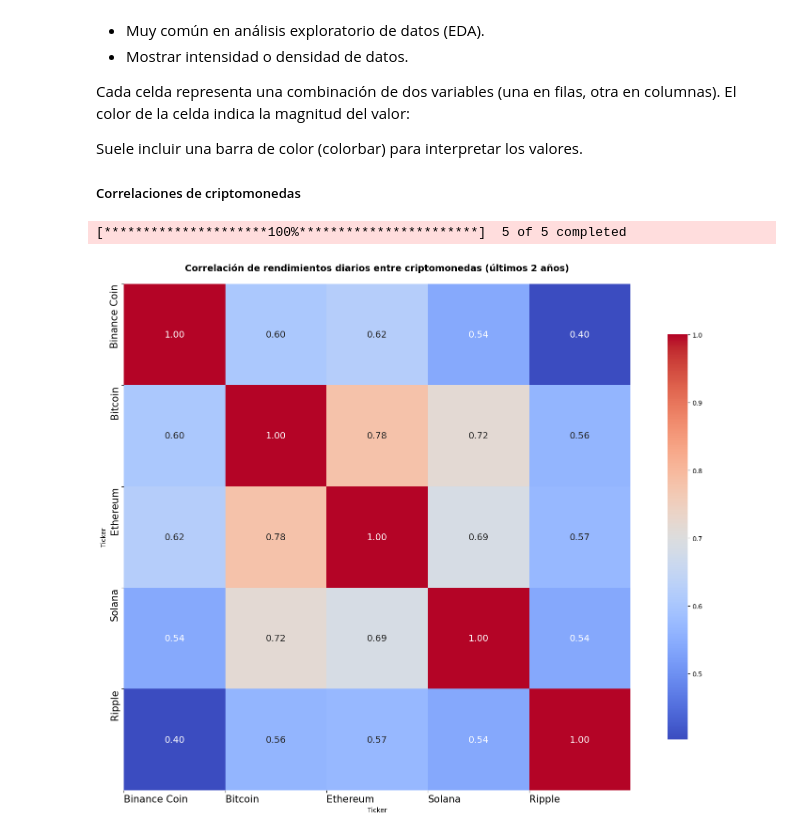
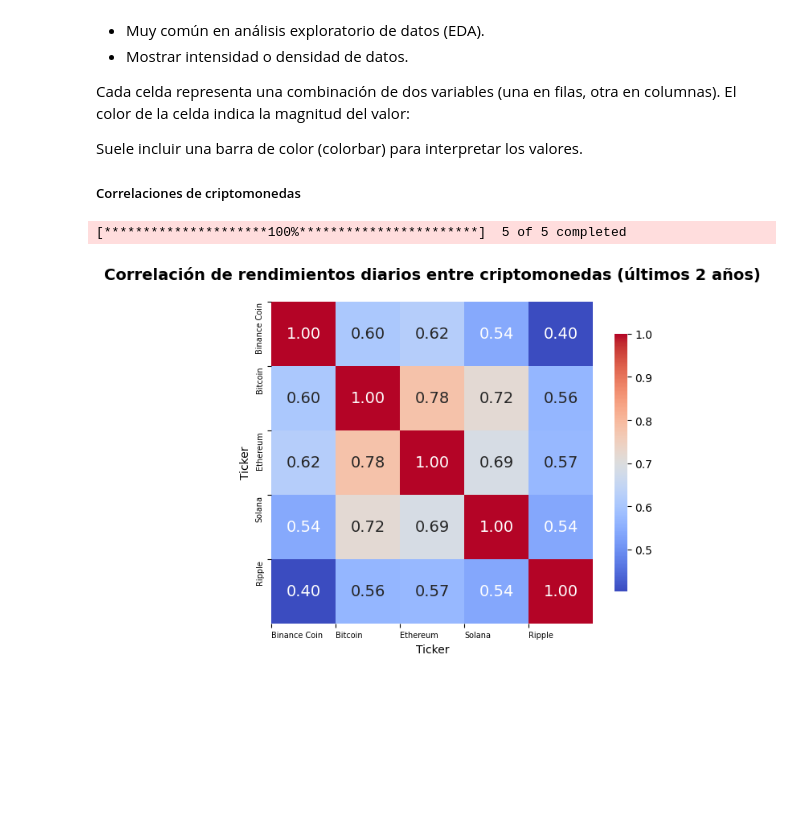
Before and after one commit to julioavantt/teacher_data_science_matplotlib_seaborn, a Jupyter notebook: 2-seaborn/2-heatmap.ipynb, the cells around one changed output. Drawn from its saved outputs; the diff is of its cells as text; code cells hidden in the pictures; blank space fills up the shorter version.

```diff
--- a/2-seaborn/2-heatmap.ipynb
+++ b/2-seaborn/2-heatmap.ipynb
@@ -32,34 +32,34 @@ data = yf.download(
     period="2y",        #! últimos 2 años
     interval="1d"       #! datos diarios
 )['Close']
 
 #! Calcular rendimientos diarios. La correlación se hace sobre **rendimientos**, no precios.
 returns = data.pct_change().dropna()
 
 #! Calcular matriz de correlación
 corr_matrix = returns.corr()
 
-plt.figure(figsize=(16, 12))
+plt.figure(figsize=(6,5))
 
 #! Heatmap con Seaborn
 sns.heatmap(
     corr_matrix,
     annot=True,                     #! Mostrar valores
     fmt=".2f",                      #! 2 decimales
     cmap="coolwarm",                #! Rojo = alta correlación, azul = baja
     square=True,
     cbar_kws={"shrink": .8},
     annot_kws={"fontsize": 14},
 )
 
 #! Personalizar etiquetas con nombres amigables
 tick_labels = [cryptos.get(col, col) for col in corr_matrix.columns]
-plt.xticks(ticks=range(len(tick_labels)), labels=tick_labels, ha='left', fontsize=15)
-plt.yticks(ticks=range(len(tick_labels)), labels=tick_labels, va='top', fontsize=15)
+plt.xticks(ticks=range(len(tick_labels)), labels=tick_labels, ha='left', fontsize=7)
+plt.yticks(ticks=range(len(tick_labels)), labels=tick_labels, va='top', fontsize=7)
 
 plt.title("Correlación de rendimientos diarios entre criptomonedas (últimos 2 años)", fontsize=14, weight='bold', pad=20)
 plt.tight_layout()
 plt.show()
 # %% [output]
 [*********************100%***********************]  5 of 5 completed
-[figure, old version]
+[figure, new version]
```
Also changed, not shown: 4 other files.
